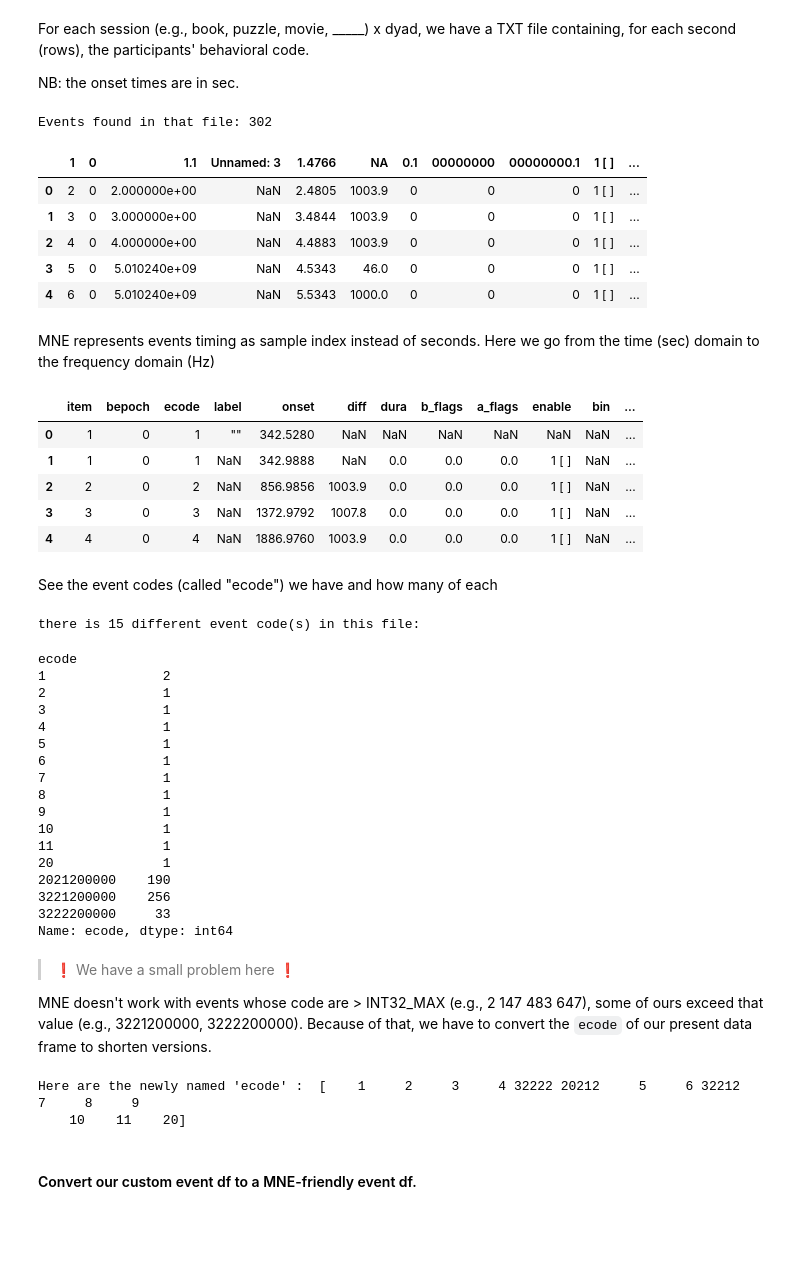
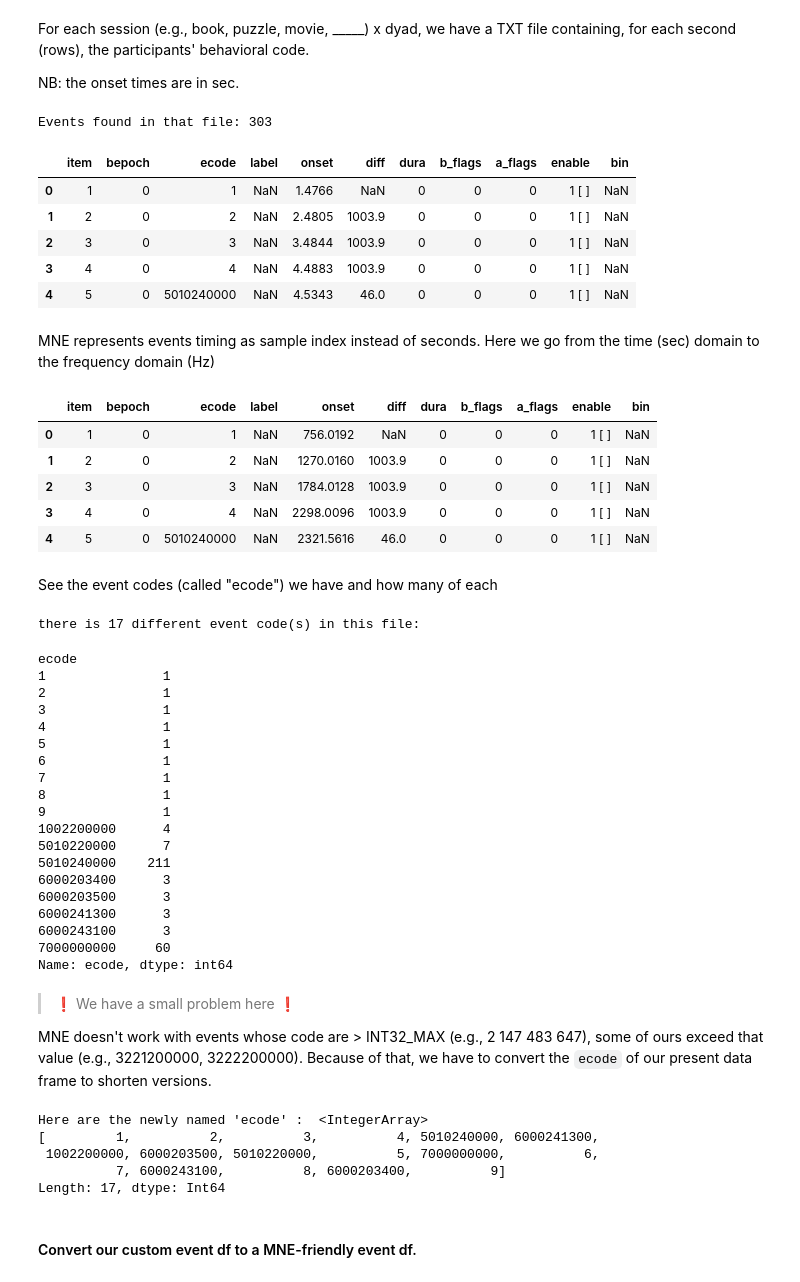
Before and after one commit to FranckPrts/Use-custom-events-in-MNE, a Jupyter notebook: add_events_metadata_method_nosplit.ipynb, the cells around one changed output. Cells and saved outputs as stored; diff of their text form; code cells hidden in the pictures; blank space fills up the shorter version.

Commit message:
added df variable names and dtype

```diff
--- a/add_events_metadata_method_nosplit.ipynb
+++ b/add_events_metadata_method_nosplit.ipynb
@@ -189,20 +189,22 @@ For each session (e.g., book, puzzle, movie, _____)  x dyad, we have a TXT file
 
 NB: the onset times are in sec.
 # %%
-#  Read TSV file
-event_tsv = pd.read_csv(ecode_file, sep="\t")
+#  Read TSV file and specify variable names
+event_tsv = pd.read_csv(ecode_file, sep="\t",
+                       names=["item", "bepoch", "ecode", "label", "onset", "diff", "dura", "b_flags", "a_flags", "enable", "bin"],
+                       dtype={"ecode" : "Int64"})
 
 # Print file's info
 print("Events found in that file: %i" % event_tsv.shape[0])
 event_tsv.head()
 # %% [output]
-Events found in that file: 302
+Events found in that file: 303
-|  | 1 | 0 | 1.1 | Unnamed: 3 | 1.4766 | NA | 0.1 | 00000000 | 00000000.1 | 1 [ ] | ... |
-| 0 | 2 | 0 | 2.000000e+00 | NaN | 2.4805 | 1003.9 | 0 | 0 | 0 | 1 [ ] | ... |
-| 1 | 3 | 0 | 3.000000e+00 | NaN | 3.4844 | 1003.9 | 0 | 0 | 0 | 1 [ ] | ... |
-| 2 | 4 | 0 | 4.000000e+00 | NaN | 4.4883 | 1003.9 | 0 | 0 | 0 | 1 [ ] | ... |
-| 3 | 5 | 0 | 5.010240e+09 | NaN | 4.5343 | 46.0 | 0 | 0 | 0 | 1 [ ] | ... |
-| 4 | 6 | 0 | 5.010240e+09 | NaN | 5.5343 | 1000.0 | 0 | 0 | 0 | 1 [ ] | ... |
+|  | item | bepoch | ecode | label | onset | diff | dura | b_flags | a_flags | enable | bin |
+| 0 | 1 | 0 | 1 | NaN | 1.4766 | NaN | 0 | 0 | 0 | 1 [ ] | NaN |
+| 1 | 2 | 0 | 2 | NaN | 2.4805 | 1003.9 | 0 | 0 | 0 | 1 [ ] | NaN |
+| 2 | 3 | 0 | 3 | NaN | 3.4844 | 1003.9 | 0 | 0 | 0 | 1 [ ] | NaN |
+| 3 | 4 | 0 | 4 | NaN | 4.4883 | 1003.9 | 0 | 0 | 0 | 1 [ ] | NaN |
+| 4 | 5 | 0 | 5010240000 | NaN | 4.5343 | 46.0 | 0 | 0 | 0 | 1 [ ] | NaN |
 # %% [markdown]
 MNE represents events timing as sample index instead of seconds. Here we go from the time (sec) domain to the frequency domain (Hz)
 # %%
@@ -211,22 +213,22 @@ event_tsv['onset'] *= raw.info['sfreq']
 
 event_tsv.head()
 # %% [output]
-|  | item | bepoch | ecode | label | onset | diff | dura | b_flags | a_flags | enable | bin | ... |
-| 0 | 1 | 0 | 1 | "" | 342.5280 | NaN | NaN | NaN | NaN | NaN | NaN | ... |
-| 1 | 1 | 0 | 1 | NaN | 342.9888 | NaN | 0.0 | 0.0 | 0.0 | 1 [ ] | NaN | ... |
-| 2 | 2 | 0 | 2 | NaN | 856.9856 | 1003.9 | 0.0 | 0.0 | 0.0 | 1 [ ] | NaN | ... |
-| 3 | 3 | 0 | 3 | NaN | 1372.9792 | 1007.8 | 0.0 | 0.0 | 0.0 | 1 [ ] | NaN | ... |
-| 4 | 4 | 0 | 4 | NaN | 1886.9760 | 1003.9 | 0.0 | 0.0 | 0.0 | 1 [ ] | NaN | ... |
+|  | item | bepoch | ecode | label | onset | diff | dura | b_flags | a_flags | enable | bin |
+| 0 | 1 | 0 | 1 | NaN | 756.0192 | NaN | 0 | 0 | 0 | 1 [ ] | NaN |
+| 1 | 2 | 0 | 2 | NaN | 1270.0160 | 1003.9 | 0 | 0 | 0 | 1 [ ] | NaN |
+| 2 | 3 | 0 | 3 | NaN | 1784.0128 | 1003.9 | 0 | 0 | 0 | 1 [ ] | NaN |
+| 3 | 4 | 0 | 4 | NaN | 2298.0096 | 1003.9 | 0 | 0 | 0 | 1 [ ] | NaN |
+| 4 | 5 | 0 | 5010240000 | NaN | 2321.5616 | 46.0 | 0 | 0 | 0 | 1 [ ] | NaN |
 # %% [markdown]
 See the event codes (called "ecode") we have and how many of each
 # %%
-print("there is %i different event code(s) in this file: " % len(event_tsv['ecode'].unique()))
+print("there are %i different event code(s) in this file: " % len(event_tsv['ecode'].unique()))
 tmp = event_tsv.groupby('ecode')['ecode']
 tmp.count()
 # %% [output]
-there is 15 different event code(s) in this file:
+there is 17 different event code(s) in this file:
 ecode
-1               2
+1               1
 2               1
 3               1
 4               1
@@ -235,12 +237,14 @@ ecode
 7               1
 8               1
 9               1
-10              1
-11              1
-20              1
-2021200000    190
-3221200000    256
-3222200000     33
+1002200000      4
+5010220000      7
+5010240000    211
+6000203400      3
+6000203500      3
+6000241300      3
+6000243100      3
+7000000000     60
 Name: ecode, dtype: int64
 # %% [markdown]
 > ❗️ We have a small problem here ❗️
@@ -258,8 +262,11 @@ event_tsv = event_tsv.replace({"ecode": remplace_dict})
 # %%
 print("Here are the newly named 'ecode' : ", event_tsv['ecode'].unique())
 # %% [output]
-Here are the newly named 'ecode' :  [    1     2     3     4 32222 20212     5     6 32212     7     8     9
-    10    11    20]
+Here are the newly named 'ecode' :  <IntegerArray>
+[         1,          2,          3,          4, 5010240000, 6000241300,
+ 1002200000, 6000203500, 5010220000,          5, 7000000000,          6,
+          7, 6000243100,          8, 6000203400,          9]
+Length: 17, dtype: Int64
 # %% [markdown]
 #### Convert our custom event df to a MNE-friendly event df.
 # %% [markdown]
```
